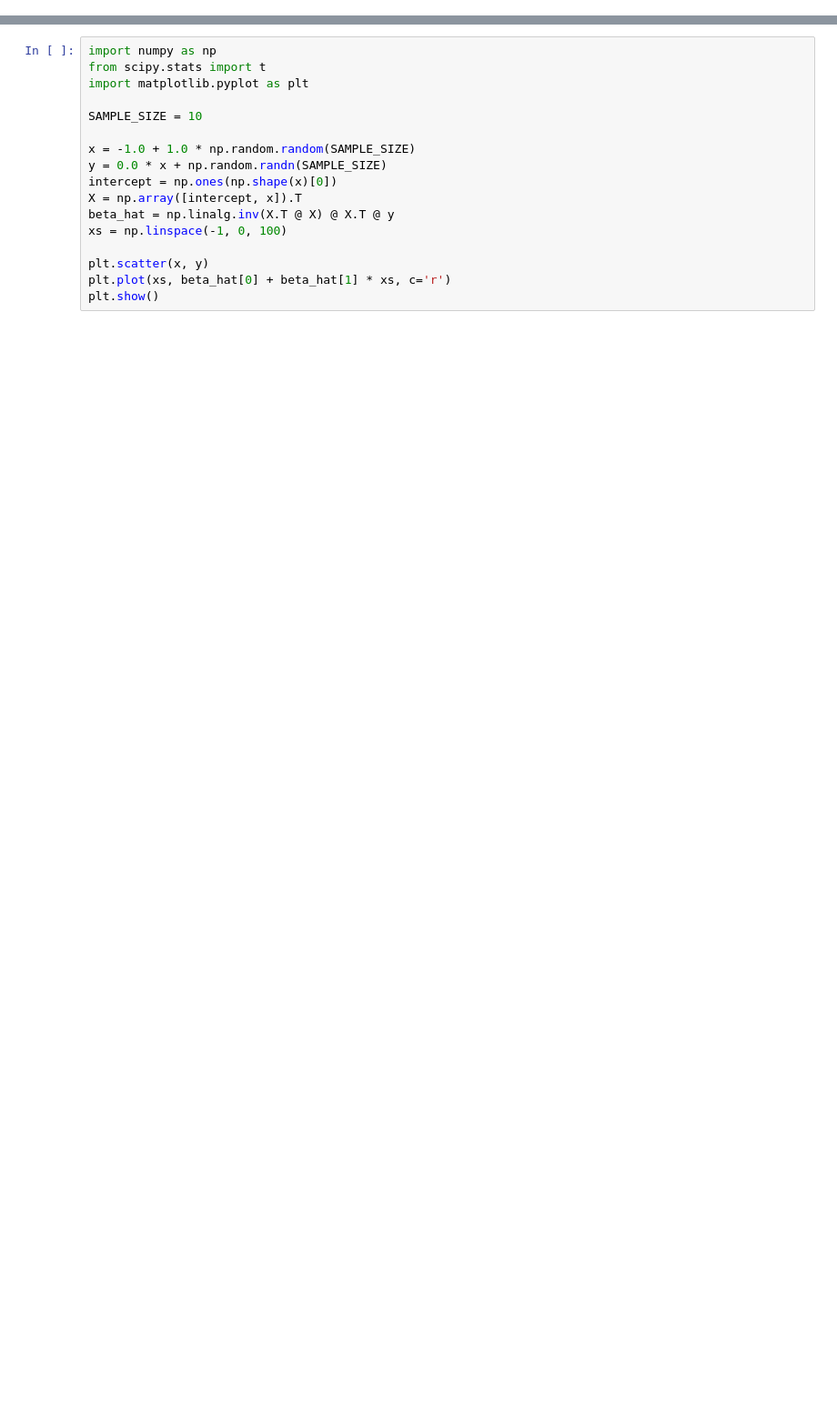
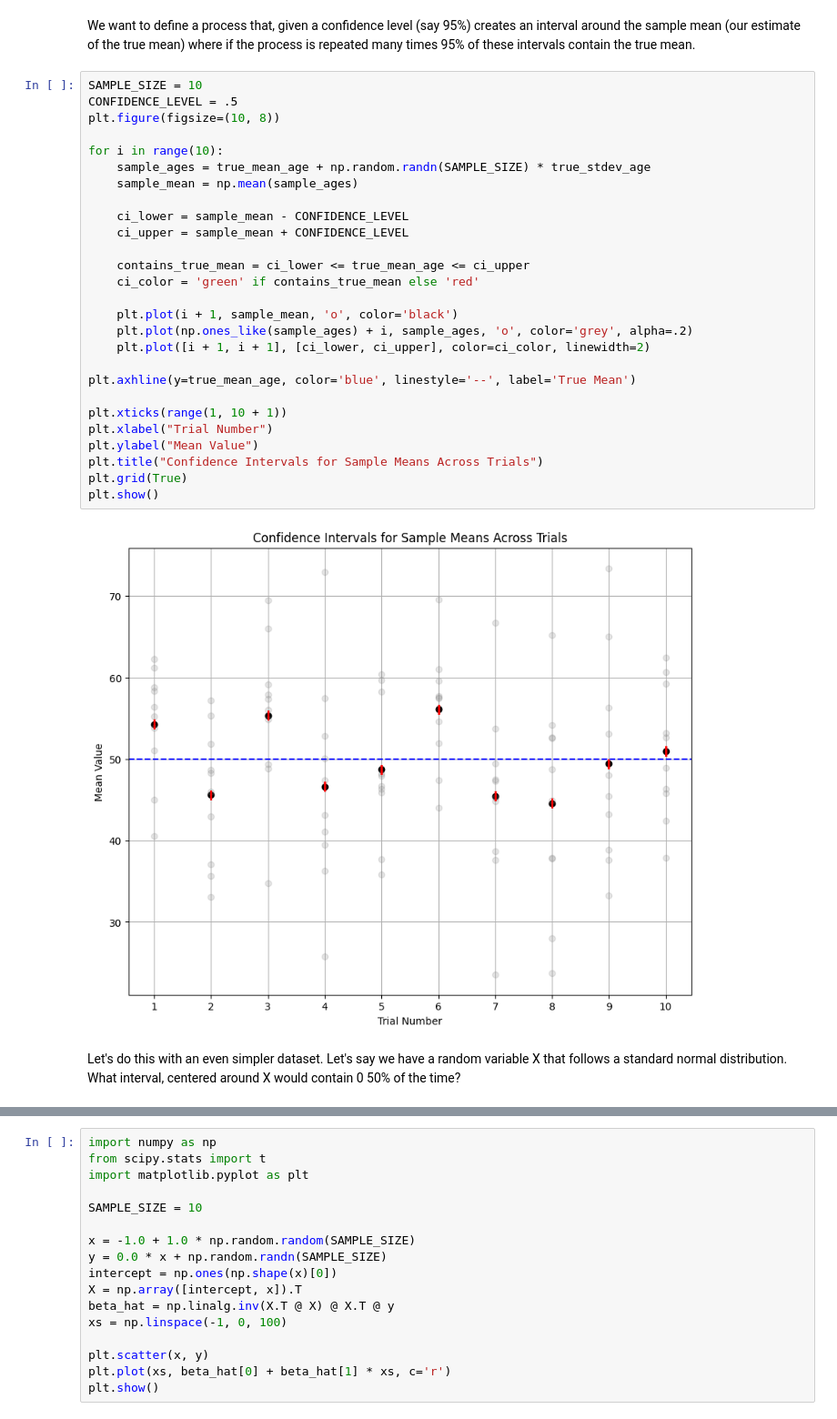
Before and after one commit to gallettilance/CS506-Fall2024, a Jupyter notebook: lecture_16/worksheet_16.ipynb, the cells around one changed output, grey strips where cells are left out. Shown at 91% size. Saved outputs shown, nothing was run; the diff lists cells and outputs as text; blank space fills up the shorter version.

```diff
--- a/lecture_16/worksheet_16.ipynb
+++ b/lecture_16/worksheet_16.ipynb
@@ -0,0 +31,33 @@
+# %% [markdown]
+We want to define a process that, given a confidence level (say 95%) creates an interval around the sample mean (our estimate of the true mean) where if the process is repeated many times 95% of these intervals contain the true mean.
+# %%
+SAMPLE_SIZE = 10
+CONFIDENCE_LEVEL = .5
+plt.figure(figsize=(10, 8))
+
+for i in range(10):
+    sample_ages = true_mean_age + np.random.randn(SAMPLE_SIZE) * true_stdev_age
+    sample_mean = np.mean(sample_ages)
+
+    ci_lower = sample_mean - CONFIDENCE_LEVEL
+    ci_upper = sample_mean + CONFIDENCE_LEVEL
+
+    contains_true_mean = ci_lower <= true_mean_age <= ci_upper
+    ci_color = 'green' if contains_true_mean else 'red'
+
+    plt.plot(i + 1, sample_mean, 'o', color='black')
+    plt.plot(np.ones_like(sample_ages) + i, sample_ages, 'o', color='grey', alpha=.2)
+    plt.plot([i + 1, i + 1], [ci_lower, ci_upper], color=ci_color, linewidth=2)
+
+plt.axhline(y=true_mean_age, color='blue', linestyle='--', label='True Mean')
+
+plt.xticks(range(1, 10 + 1))
+plt.xlabel("Trial Number")
+plt.ylabel("Mean Value")
+plt.title("Confidence Intervals for Sample Means Across Trials")
+plt.grid(True)
+plt.show()
+# %% [output]
+[figure, added]
+# %% [markdown]
+Let's do this with an even simpler dataset. Let's say we have a random variable X that follows a standard normal distribution. What interval, centered around X would contain 0 50% of the time?
```
Also changed, not shown: parts of 7 cells of this notebook.
